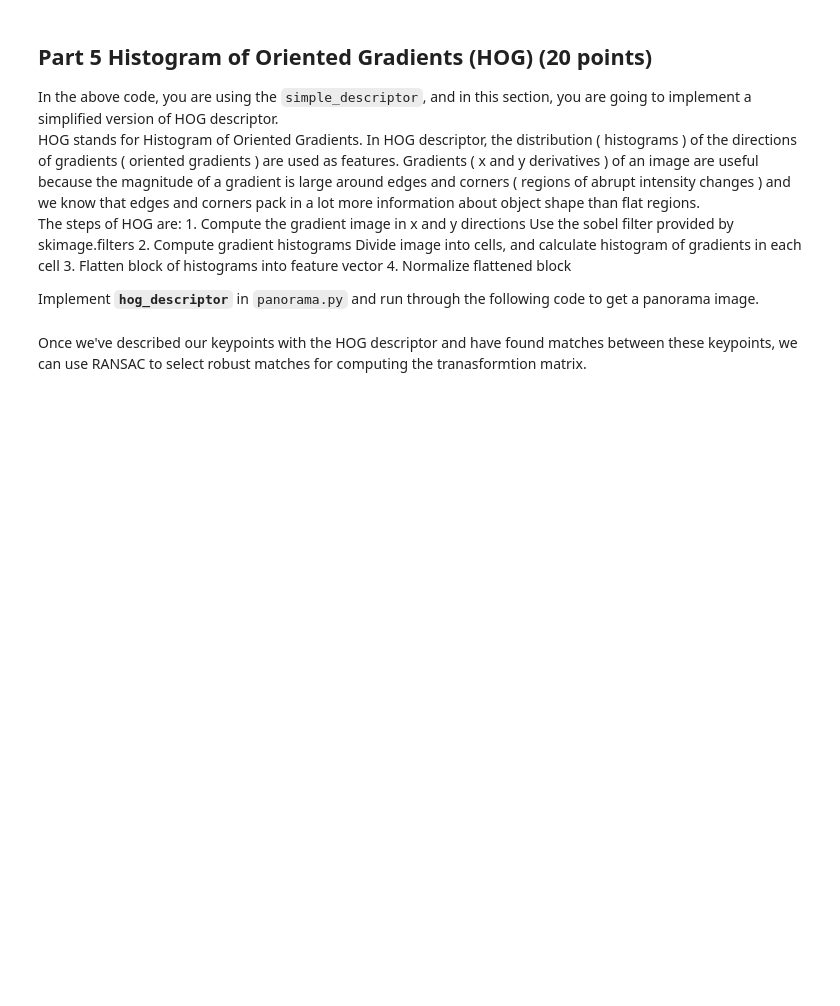
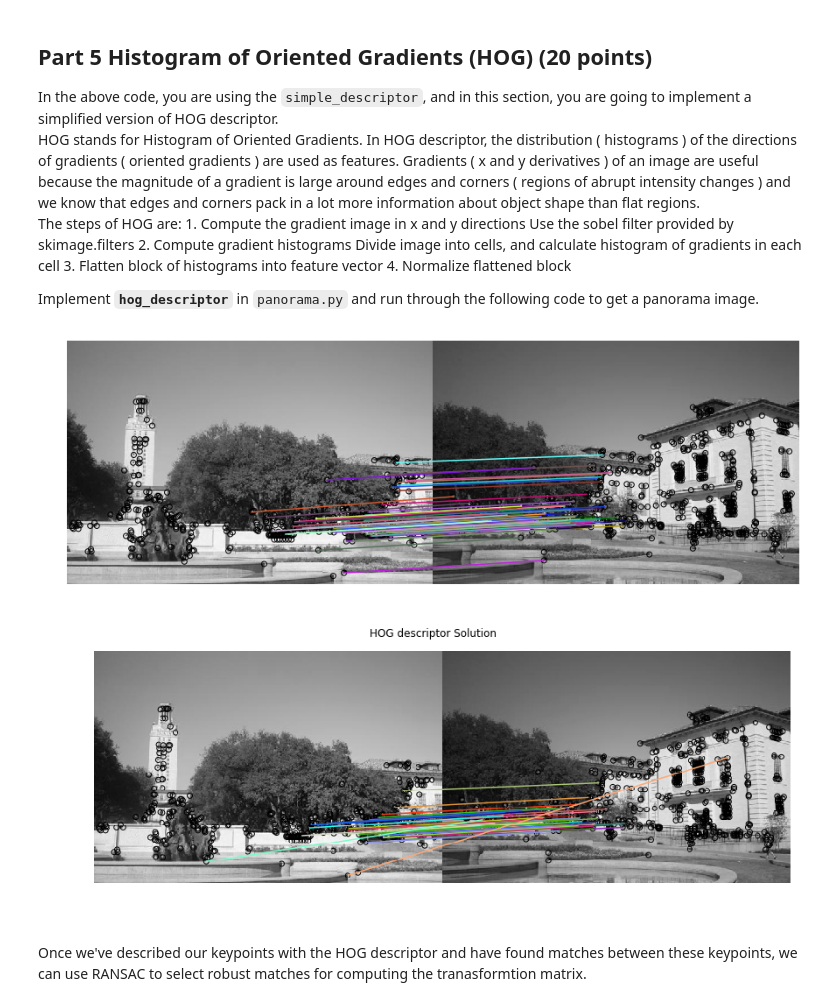
Before and after one commit to xuwd11/cs131_hws, a Jupyter notebook: hw3/hw3.ipynb, the cells around one changed output. Drawn from its saved outputs; the diff is of its cells as text; code cells hidden in the pictures; blank space fills up the shorter version.

```diff
--- a/hw3/hw3.ipynb
+++ b/hw3/hw3.ipynb
@@ -353,24 +385,29 @@ keypoints2 = corner_peaks(harris_corners(img2, window_size=3),
 # %%
 # Extract features from the corners
 desc1 = describe_keypoints(img1, keypoints1,
                            desc_func=hog_descriptor,
                            patch_size=16)
 desc2 = describe_keypoints(img2, keypoints2,
                            desc_func=hog_descriptor,
                            patch_size=16)
 
 # Match descriptors in image1 to those in image2
 matches = match_descriptors(desc1, desc2, 0.7)
 
 # Plot matches
 fig, ax = plt.subplots(1, 1, figsize=(15, 12))
 ax.axis('off')
 plot_matches(ax, img1, img2, keypoints1, keypoints2, matches)
 plt.show()
+
+plt.figure(figsize=(15, 12))
 plt.imshow(imread('solution_hog.png'))
 plt.axis('off')
 plt.title('HOG descriptor Solution')
 plt.show()
+# %% [output]
+[figure, added]
+[figure, added]
 # %% [markdown]
 Once we've described our keypoints with the HOG descriptor and have found matches between these keypoints, we can use RANSAC to select robust matches for computing the tranasformtion matrix.
 # %%
```
Also changed, not shown: parts of 16 cells of this notebook, 1 other file.
